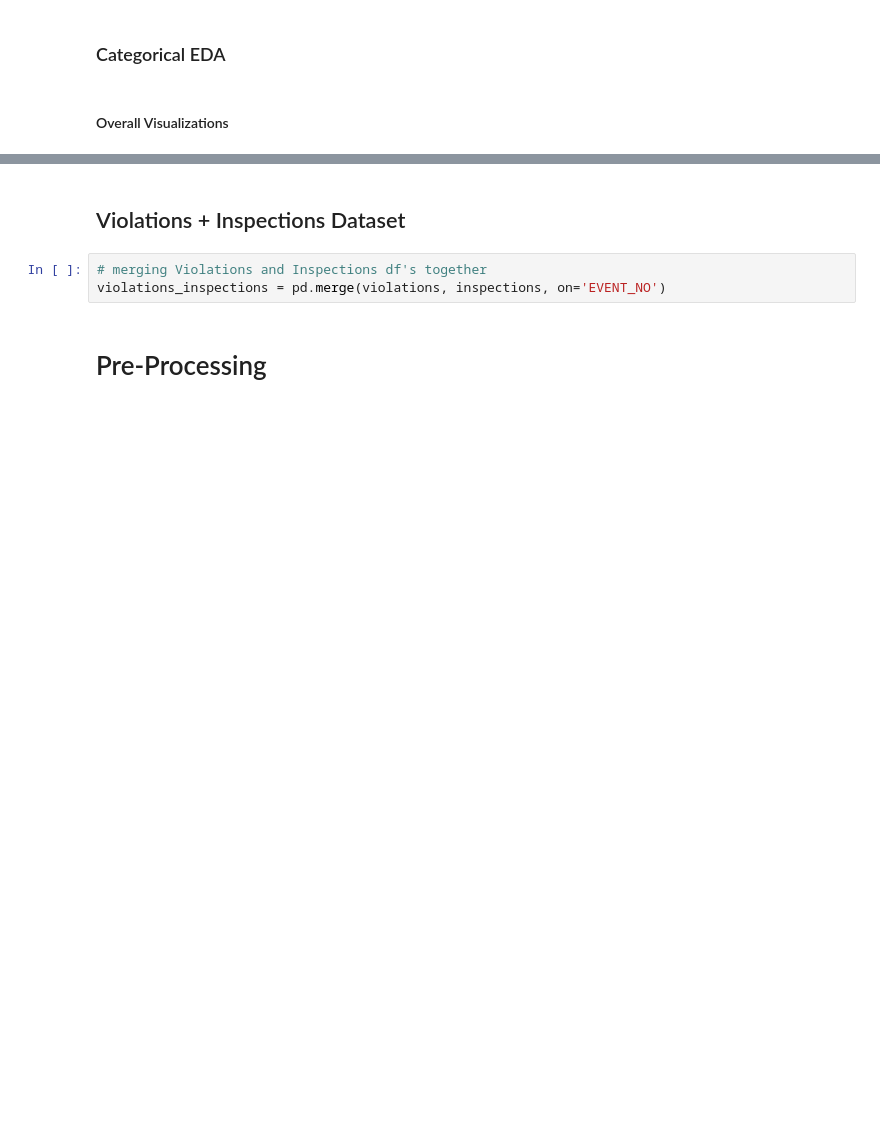
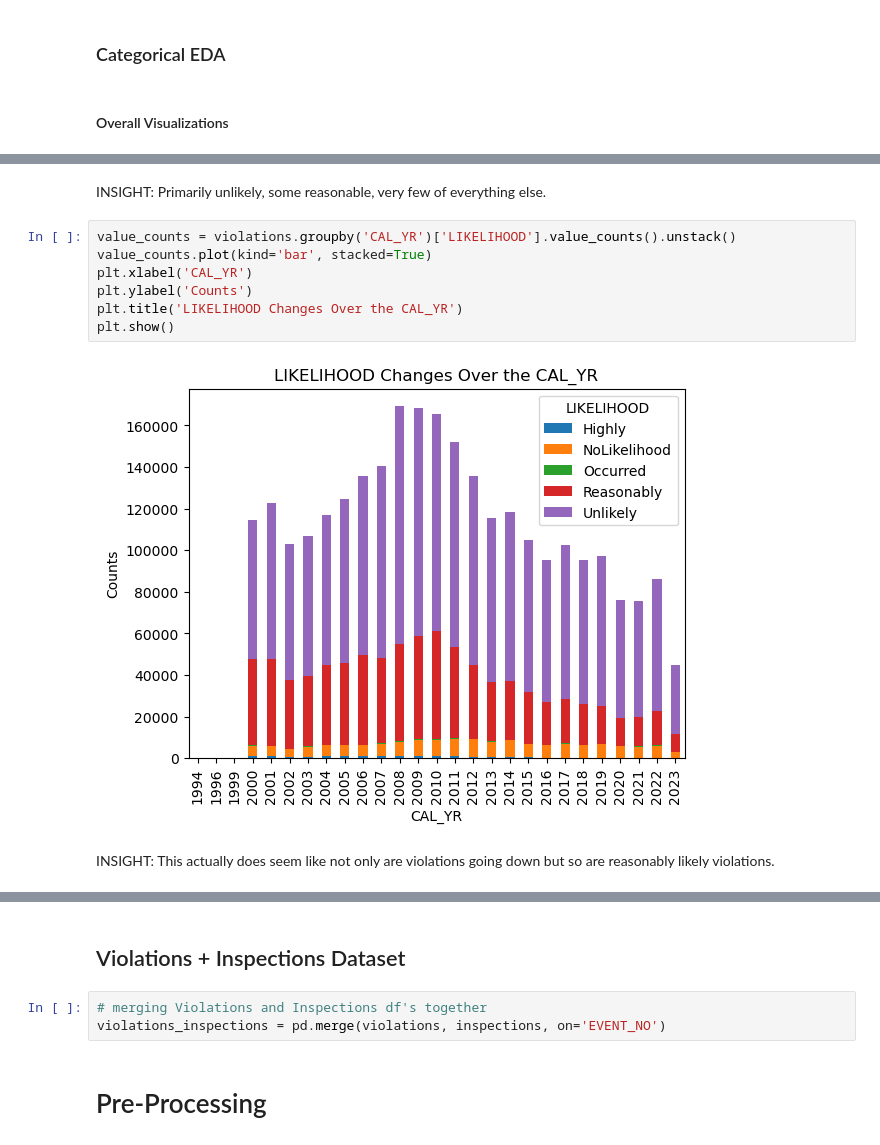
Before and after one commit to hdavis-sandiego/ADS-capstone, a Jupyter notebook: Capstone - Load and EDA.ipynb, the cells around one changed output, grey strips where cells are left out. Drawn from its saved outputs; the diff is of its cells as text; blank space fills up the shorter version.

```diff
--- a/Capstone - Load and EDA.ipynb
+++ b/Capstone - Load and EDA.ipynb
@@ -428,0 +768,13 @@ Apx. 1/3 of
+# %% [markdown]
+INSIGHT: Primarily unlikely, some reasonable, very few of everything else.
+# %%
+value_counts = violations.groupby('CAL_YR')['LIKELIHOOD'].value_counts().unstack()
+value_counts.plot(kind='bar', stacked=True)
+plt.xlabel('CAL_YR')
+plt.ylabel('Counts')
+plt.title('LIKELIHOOD Changes Over the CAL_YR')
+plt.show()
+# %% [output]
+[figure, added]
+# %% [markdown]
+INSIGHT: This actually does seem like not only are violations going down but so are reasonably likely violations.
```
Also changed, not shown: parts of 202 cells of this notebook.
